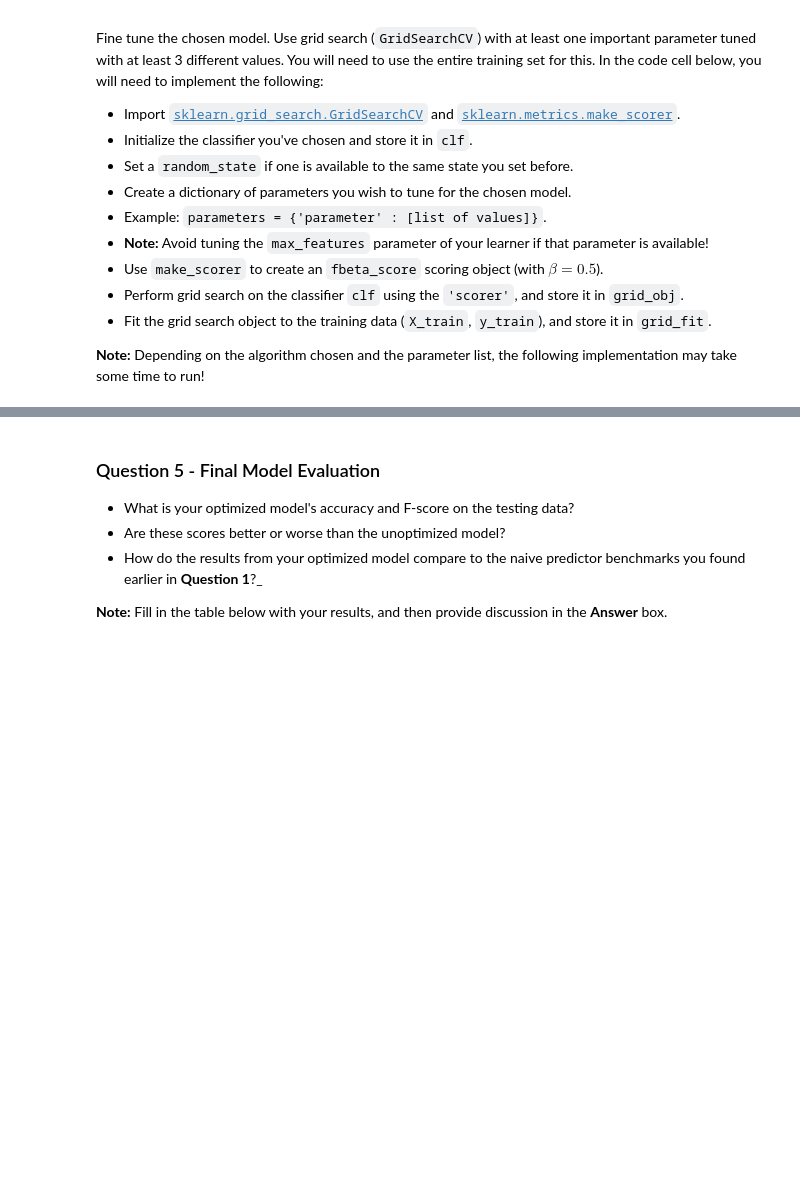
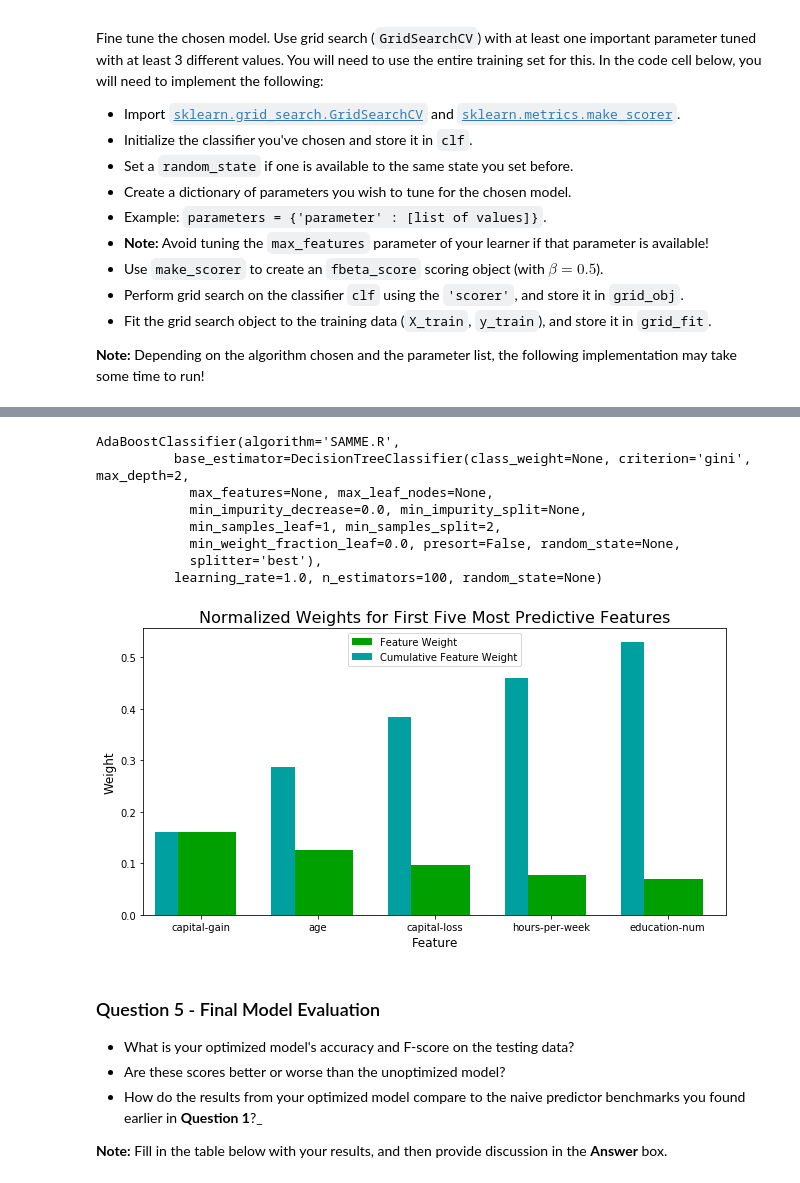
Before and after one commit to aime20rf/AIAdvancedTraining, a Jupyter notebook: p1_charityml/finding_donors.ipynb, the cells around one changed output, grey strips where cells are left out. Cells and saved outputs as stored; diff of their text form; code cells hidden in the pictures; blank space fills up the shorter version.

```diff
--- a/p1_charityml/finding_donors.ipynb
+++ b/p1_charityml/finding_donors.ipynb
@@ -448,22 +475,28 @@ Fine tune the chosen model. Use grid search (`GridSearchCV`) with at least one i
 **Note:** Depending on the algorithm chosen and the parameter list, the following implementation may take some time to run!
 # %%
 # TODO: Import 'GridSearchCV', 'make_scorer', and any other necessary libraries
+from sklearn.model_selection import GridSearchCV
+from sklearn.tree import DecisionTreeClassifier
+from sklearn.metrics import make_scorer
 
 # TODO: Initialize the classifier
-clf = None
+clf = AdaBoostClassifier()
 
 # TODO: Create the parameters list you wish to tune, using a dictionary if needed.
 # HINT: parameters = {'parameter_1': [value1, value2], 'parameter_2': [value1, value2]}
-parameters = None
+dtc1 = DecisionTreeClassifier(max_depth = 1)
+dtc2 = DecisionTreeClassifier(max_depth = 2)
+dtc3 = DecisionTreeClassifier(max_depth = 3)
+parameters = {'base_estimator': [dtc1, dtc2, dtc3], 'n_estimators': [10, 20, 50, 100]}
 
 # TODO: Make an fbeta_score scoring object using make_scorer()
-scorer = None
+scorer = make_scorer(fbeta_score, beta=0.5)
 
 # TODO: Perform grid search on the classifier using 'scorer' as the scoring method using GridSearchCV()
-grid_obj = None
+grid_obj = GridSearchCV(clf, parameters, scoring=scorer)
 
 # TODO: Fit the grid search object to the training data and find the optimal parameters using fit()
-grid_fit = None
+grid_fit = grid_obj.fit(X_train, y_train)
 
 # Get the estimator
 best_clf = grid_fit.best_estimator_
@@ -482,3 +525,16 @@ print("Final F-score on the testing data: {:.4f}".format(fbeta_score(y_test, bes
+# %%
+print(best_clf)
+vs.feature_plot(best_clf.feature_importances_, X_train, y_train)
+# %% [output]
+AdaBoostClassifier(algorithm='SAMME.R',
+          base_estimator=DecisionTreeClassifier(class_weight=None, criterion='gini', max_depth=2,
+            max_features=None, max_leaf_nodes=None,
+            min_impurity_decrease=0.0, min_impurity_split=None,
+            min_samples_leaf=1, min_samples_split=2,
+            min_weight_fraction_leaf=0.0, presort=False, random_state=None,
+            splitter='best'),
+          learning_rate=1.0, n_estimators=100, random_state=None)
+[figure, added]
 # %% [markdown]
 ### Question 5 - Final Model Evaluation
 
```
Also changed, not shown: parts of 21 cells of this notebook, 1 other file.
